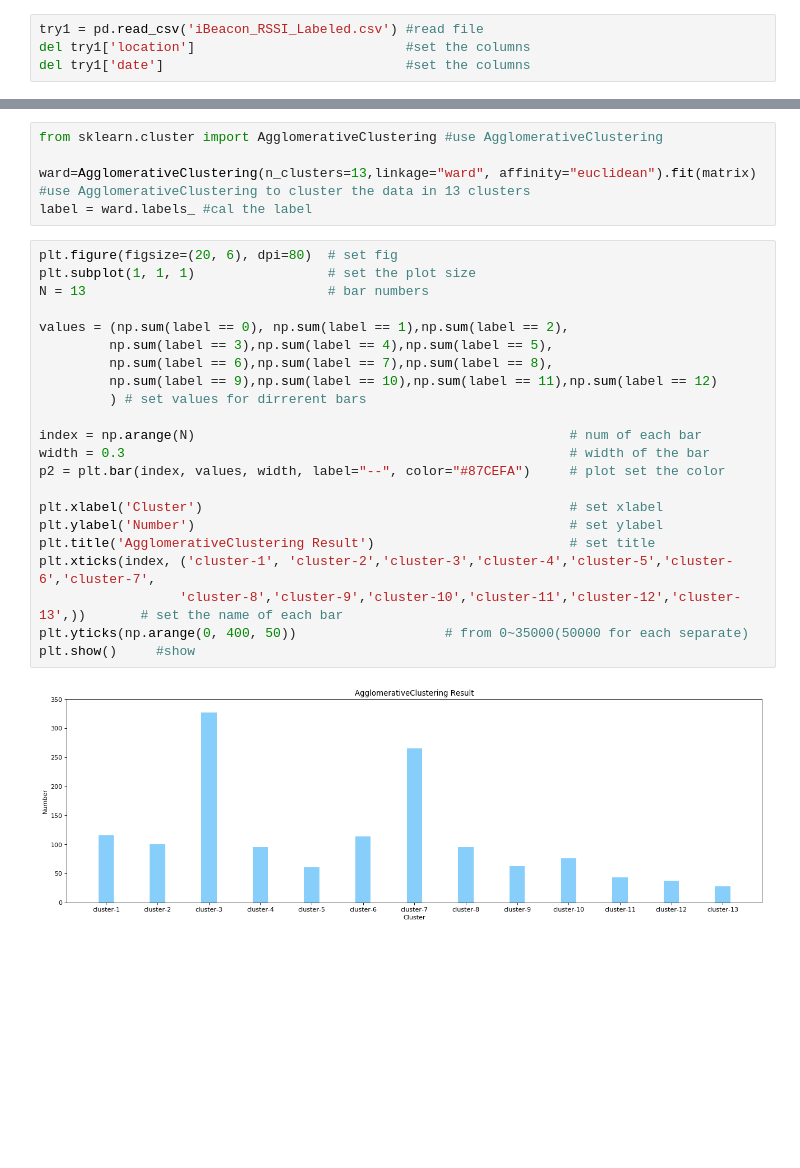
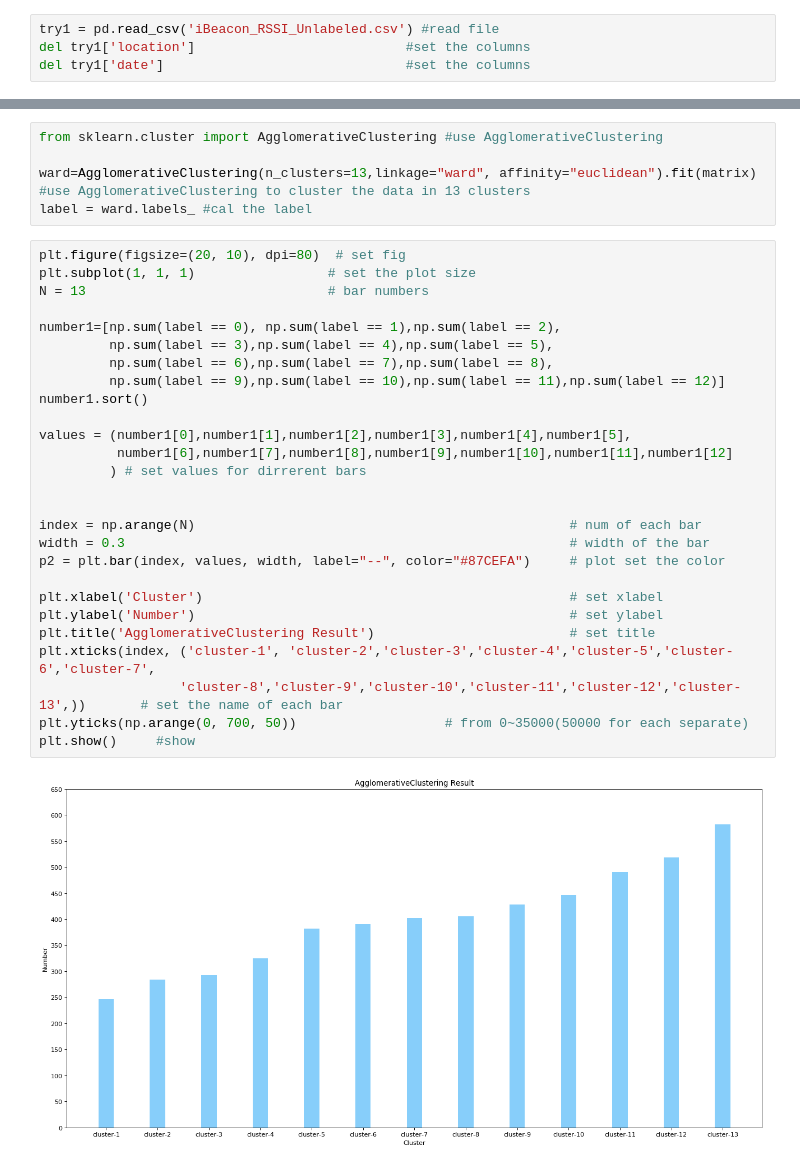
Before and after one commit to WeiTing35/python-machine-learning-clustering, a Jupyter notebook: clustering_basic.ipynb, the cells around one changed output, grey strips where cells are left out. Cells and saved outputs as stored; diff of their text form; blank space fills up the shorter version.

```diff
--- a/clustering_basic.ipynb
+++ b/clustering_basic.ipynb
@@ -12,7 +12,7 @@ from sklearn.metrics import silhouette_samples, silhouette_score #to cal the sil
 #The data is from
 #http://archive.ics.uci.edu/ml/datasets/BLE+RSSI+Dataset+for+Indoor+localization+and+Navigation
 # %%
-try1 = pd.read_csv('iBeacon_RSSI_Labeled.csv') #read file
+try1 = pd.read_csv('iBeacon_RSSI_Unlabeled.csv') #read file
 del try1['location']                           #set the columns
 del try1['date']                               #set the columns
 # %% [markdown]
@@ -102,26 +107,31 @@ ward=AgglomerativeClustering(n_clusters=13,linkage="ward", affinity="euclidean")
 #use AgglomerativeClustering to cluster the data in 13 clusters
 label = ward.labels_ #cal the label
 # %%
-plt.figure(figsize=(20, 6), dpi=80)  # set fig
+plt.figure(figsize=(20, 10), dpi=80)  # set fig
 plt.subplot(1, 1, 1)                 # set the plot size
 N = 13                               # bar numbers
 
-values = (np.sum(label == 0), np.sum(label == 1),np.sum(label == 2),
+number1=[np.sum(label == 0), np.sum(label == 1),np.sum(label == 2),
          np.sum(label == 3),np.sum(label == 4),np.sum(label == 5),
          np.sum(label == 6),np.sum(label == 7),np.sum(label == 8),
-         np.sum(label == 9),np.sum(label == 10),np.sum(label == 11),np.sum(label == 12)
+         np.sum(label == 9),np.sum(label == 10),np.sum(label == 11),np.sum(label == 12)]
+number1.sort()
+
+values = (number1[0],number1[1],number1[2],number1[3],number1[4],number1[5],
+          number1[6],number1[7],number1[8],number1[9],number1[10],number1[11],number1[12]
          ) # set values for dirrerent bars
+
 
 index = np.arange(N)                                                # num of each bar
 width = 0.3                                                         # width of the bar
 p2 = plt.bar(index, values, width, label="--", color="#87CEFA")     # plot set the color
 
 plt.xlabel('Cluster')                                               # set xlabel
 plt.ylabel('Number')                                                # set ylabel
 plt.title('AgglomerativeClustering Result')                         # set title
 plt.xticks(index, ('cluster-1', 'cluster-2','cluster-3','cluster-4','cluster-5','cluster-6','cluster-7',
                   'cluster-8','cluster-9','cluster-10','cluster-11','cluster-12','cluster-13',))       # set the name of each bar
-plt.yticks(np.arange(0, 400, 50))                   # from 0~35000(50000 for each separate)
+plt.yticks(np.arange(0, 700, 50))                   # from 0~35000(50000 for each separate)
 plt.show()     #show
 # %% [output]
-[figure, old version]
+[figure, new version]
```
Also changed, not shown: parts of 4 cells of this notebook, 2 other files.
